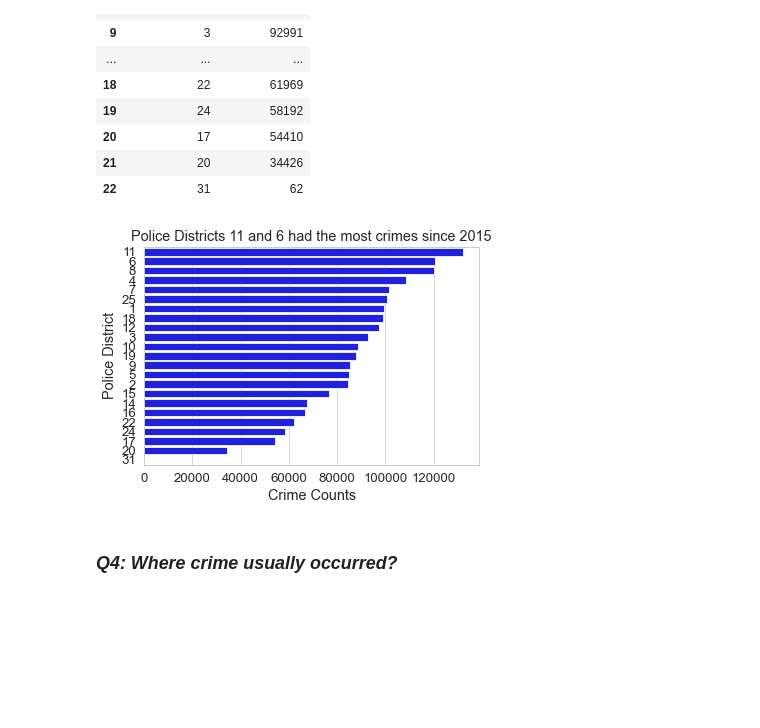
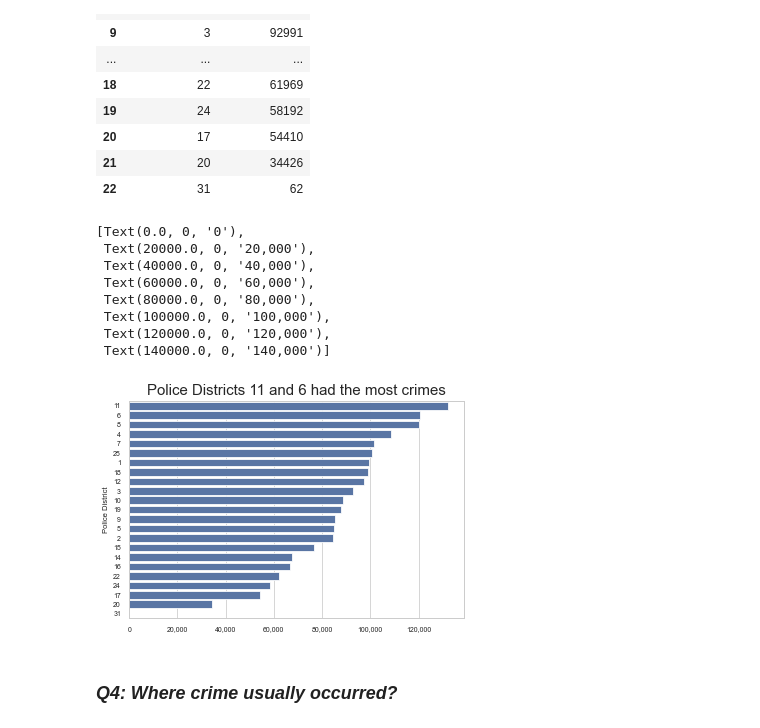
Before and after one commit to jcvincentliu/Analyzing-Racial-Disparities-in-Chicago-Police-Traffic-Stops, a Jupyter notebook: crime_cleaning.ipynb, the cells around one changed output. Saved outputs shown, nothing was run; the diff lists cells and outputs as text; code cells hidden in the pictures; blank space fills up the shorter version.

Commit message:
improve graphs

```diff
--- a/crime_cleaning.ipynb
+++ b/crime_cleaning.ipynb
@@ -304,10 +330,22 @@ count_by_district
 | 22 | 31 | 62 |
 # %%
 sns.set_style("whitegrid")
-sns.barplot(y = "Police District", x = "Crime Counts", data = count_by_district, orient = "h", color = "b", order=count_by_district.sort_values('Crime Counts', ascending = False).loc[:, "Police District"]).set(title = "Police Districts 11 and 6 had the most crimes since 2015")
-plt.xlabel = ""
+sns.barplot(y = "Police District", x = "Crime Counts", data = count_by_district, orient = "h", color = "b", order=count_by_district.sort_values('Crime Counts', ascending = False).loc[:, "Police District"])
+plt.title("Police Districts 11 and 6 had the most crimes", fontsize = 15)
+plt.xlabel("")
+sns.despine
+
+plt.gca().set_xticklabels(['{:,.0f}'.format(y) for y in plt.gca().get_xticks()])
 # %% [output]
+[Text(0.0, 0, '0'),
+ Text(20000.0, 0, '20,000'),
+ Text(40000.0, 0, '40,000'),
+ Text(60000.0, 0, '60,000'),
+ Text(80000.0, 0, '80,000'),
+ Text(100000.0, 0, '100,000'),
+ Text(120000.0, 0, '120,000'),
+ Text(140000.0, 0, '140,000')]
-[figure, old version]
+[figure, new version]
 # %% [markdown]
 ### *Q4: Where crime usually occurred?*
 # %%
```
Also changed, not shown: parts of 5 cells of this notebook.
